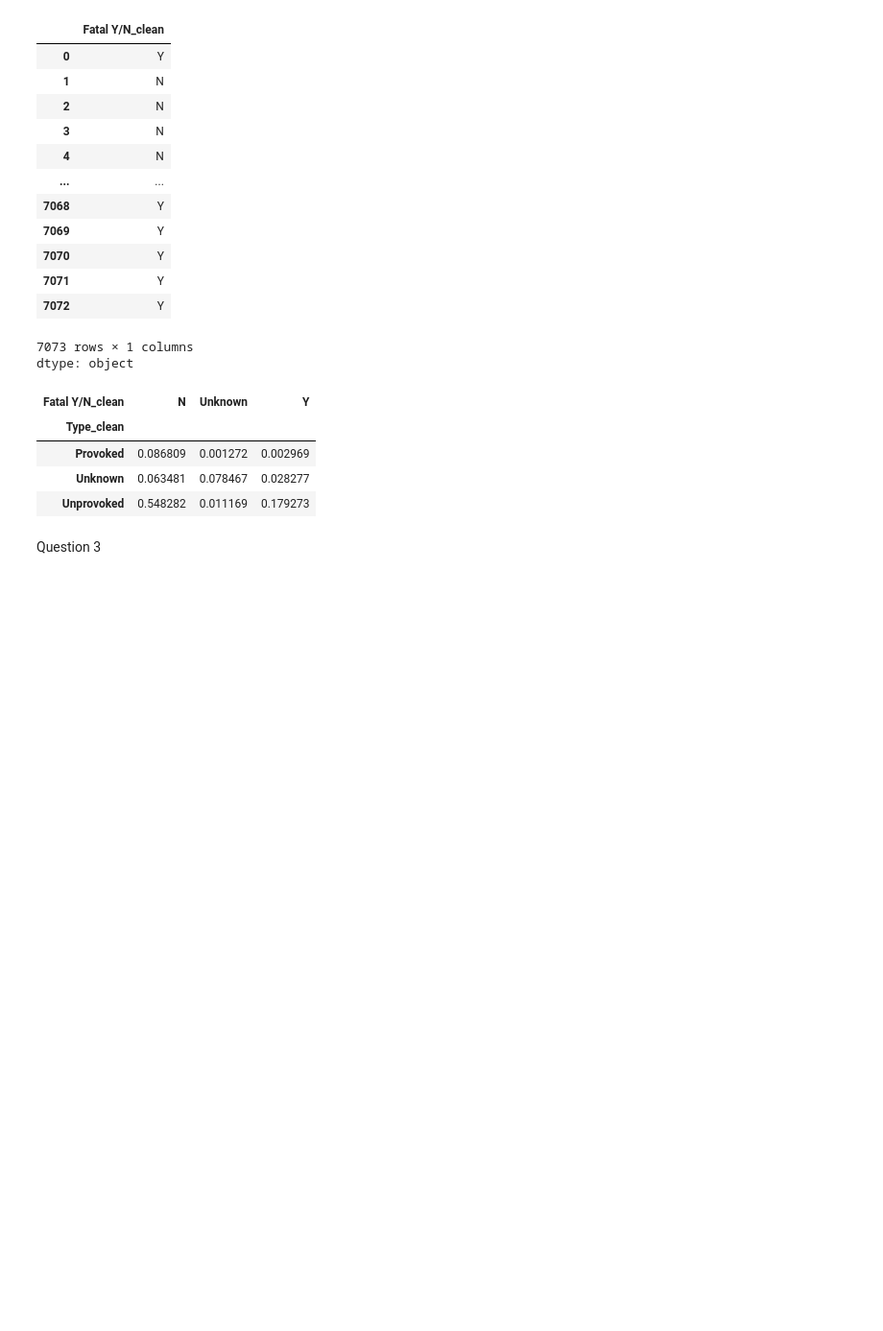
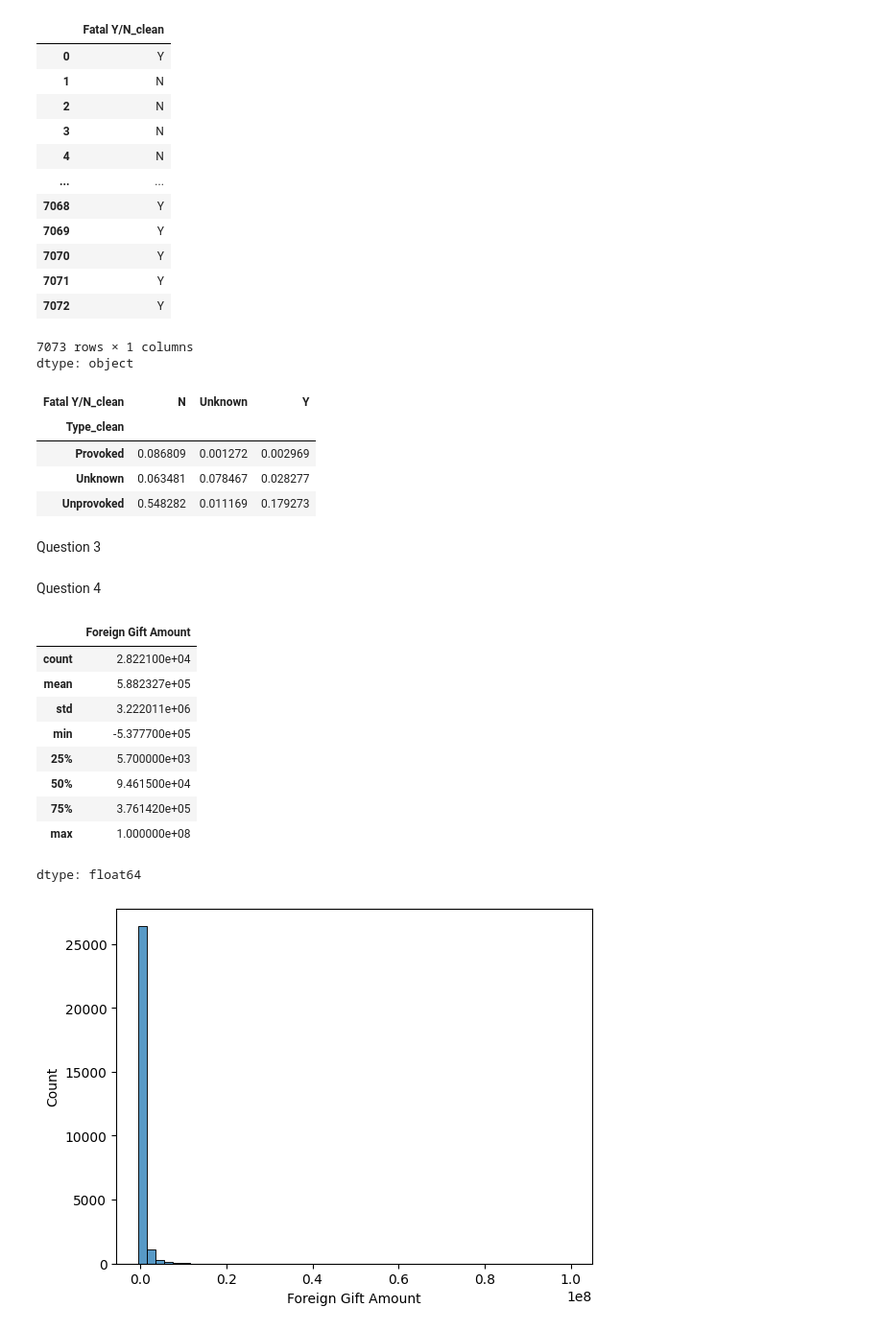
Before and after one commit to oliviapang/DS_3001_Assignments, a Jupyter notebook: Assignment_1/1_Wrangling_and_EDA.ipynb, the cells around one changed output. Shown at 96% size. Drawn from its saved outputs; the diff is of its cells as text; code cells hidden in the pictures; blank space fills up the shorter version.

```diff
--- a/Assignment_1/1_Wrangling_and_EDA.ipynb
+++ b/Assignment_1/1_Wrangling_and_EDA.ipynb
@@ -279,0 +281,24 @@ have been combined into one "date" variable and made into a column, making the t
+# %% [markdown]
+Question 4
+# %%
+# 1
+df = pd.read_csv('/content/data/ForeignGifts_edu.csv')
+# %%
+# 2
+sns.histplot(df['Foreign Gift Amount'], bins = 50)
+df['Foreign Gift Amount'].describe()
+# The distribution of Foreign Gift Amount is very right skewed. Most gift amounts are around a few tens of thousands of dollars.
+# The maximum of 100 million dollars is an outlier and makes the mean artificially high. The negative value is also a bit odd
+# and could represent a refund or a record keeping error.
+# %% [output]
+|  | Foreign Gift Amount |
+| count | 2.822100e+04 |
+| mean | 5.882327e+05 |
+| std | 3.222011e+06 |
+| min | -5.377700e+05 |
+| 25% | 5.700000e+03 |
+| 50% | 9.461500e+04 |
+| 75% | 3.761420e+05 |
+| max | 1.000000e+08 |
+dtype: float64
+[figure, added]
```
Also changed, not shown: parts of 20 cells of this notebook.
